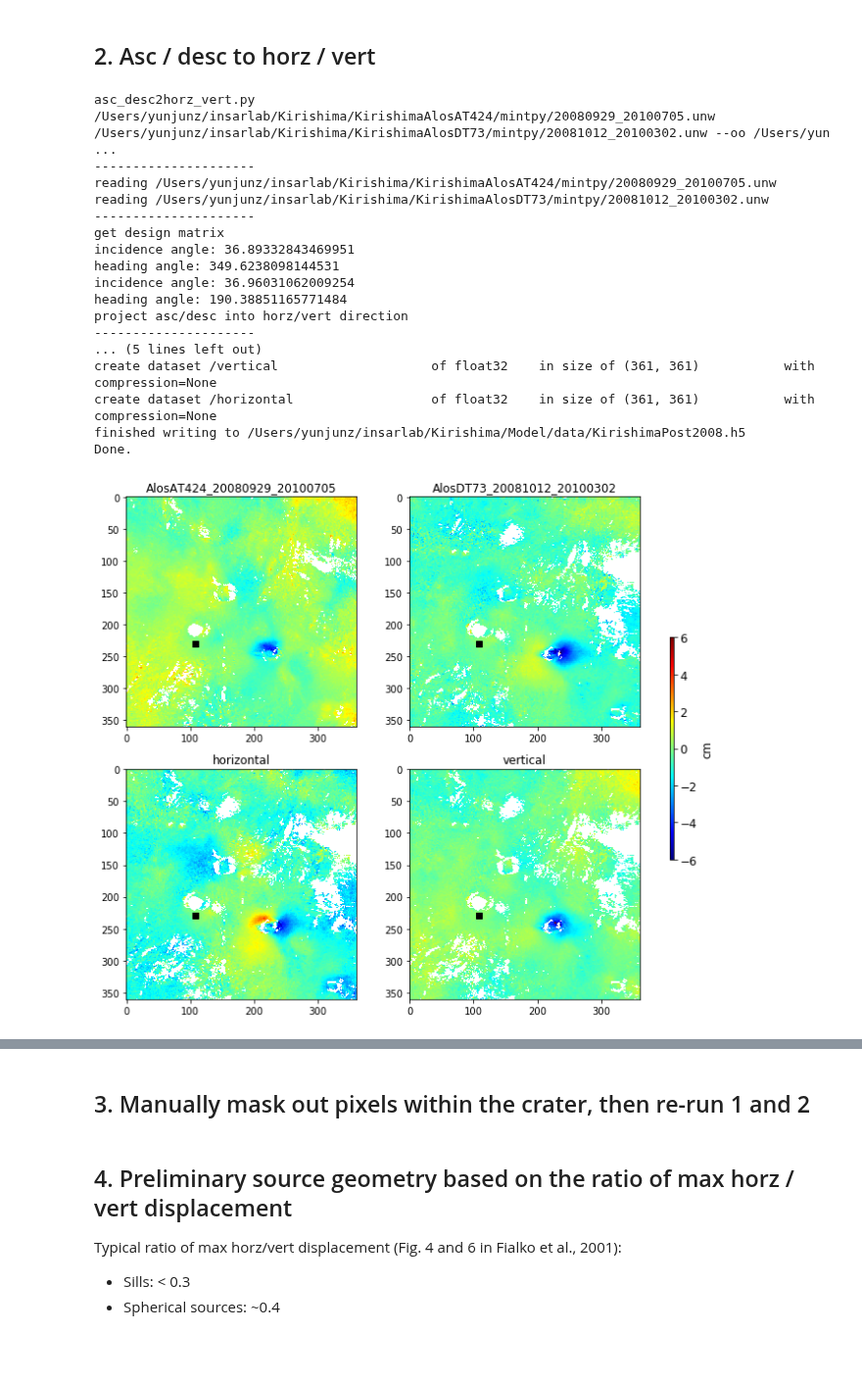
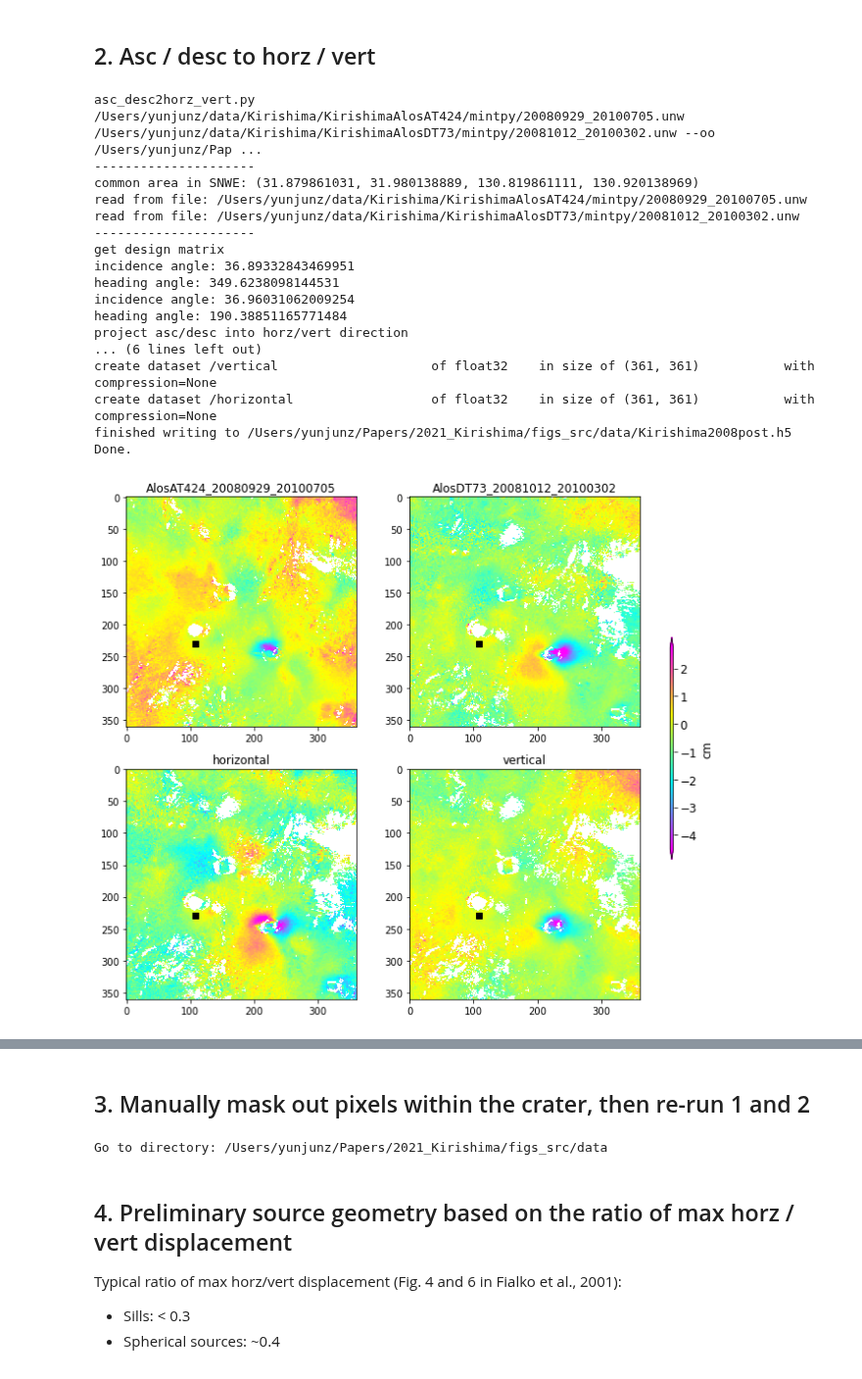
Before and after one commit to geodesymiami/2021-Kirishima, a Jupyter notebook: MintPy_post_proc.ipynb, the cells around one changed output, grey strips where cells are left out. Shown at 98% size. Cells and saved outputs as stored; diff of their text form; code cells hidden in the pictures.

```diff
--- a/MintPy_post_proc.ipynb
+++ b/MintPy_post_proc.ipynb
@@ -12,12 +12,12 @@ import numpy as np
 from mintpy.utils import readfile, ptime, utils as ut
 from mintpy import asc_desc2horz_vert, save_roipac, view, generate_mask
 
-work_dir = os.path.expanduser('~/Documents/Paper/2019_Kirishima/figs_src/obs')
+work_dir = os.path.expanduser('~/Papers/2021_Kirishima/figs_src/obs')
 os.chdir(work_dir)
 print('Go to directory:', work_dir)
 
 ## Dataset Initiation
-proj_dir_base = os.path.expanduser('~/insarlab/Kirishima')
+proj_dir_base = os.path.expanduser('~/data/Kirishima')
 vel_files = [os.path.join(proj_dir_base, i) for i in [
     'KirishimaAlosAT424/mintpy/velocity.h5',
     'KirishimaAlosDT73/mintpy/velocity.h5',
@@ -46,9 +46,9 @@ for vel_file in vel_files:
     date12s.append(date12)
 
 ## horz / vert files
-model_dir = os.path.expanduser('~/insarlab/Kirishima/Model/data')
-models = ['KirishimaPost2008',
-          'KirishimaPre2017',
-          'KirishimaPost2017']
+model_dir = os.path.expanduser('~/Papers/2021_Kirishima/figs_src/data')
+models = ['Kirishima2008post',
+          'Kirishima2017pre',
+          'Kirishima2017post']
 hv_files = [os.path.join(model_dir, '{}.h5'.format(model)) for model in models]
 # %% [output]
@@ -75,7 +75,7 @@ for i in range(len(vel_files)):
     save_roipac.main(scp_args.split())
 
     # plot
-    scp_args = '{} --wrap --wrap-range -6 6 -u cm --dem {} --noverbose --save'.format(unw_file, dem_files[i])
+    scp_args = '{} phase --wrap --wrap-range -6 6 -u cm --dem {} --noverbose --save'.format(unw_file, dem_files[i])
     view.main(scp_args.split())
 # %% [output]
 time span of displacement: 1.8 years
@@ -137,29 +137,29 @@ write /Users/yunjunz/insarlab/Kirishima/KirishimaAlos2DT23/mintpyAll/20171211_20
 # %%
 for i in range(len(models)):
     # run
     scp_args = '{f1} {f2} --oo {o} '.format(f1=unw_files[2*i], f2=unw_files[2*i+1], o=hv_files[i])
     print('asc_desc2horz_vert.py', scp_args)
     asc_desc2horz_vert.main(scp_args.split())
 
     # plot
-    opt = '-u cm --nrows 2 --ncols 2 --figsize 9 8 --wrap --wrap-range -6 6 --save --noverbose --dem {d} '.format(d=dem_files[2*i])
+    opt = '--nrows 2 --ncols 2 --figsize 9 8 -u cm --wrap --wrap-range -6 6 -c cmy --noverbose '
     view.main('{f} {o}'.format(f=hv_files[i], o=opt).split())
 # %% [output]
-asc_desc2horz_vert.py /Users/yunjunz/insarlab/Kirishima/KirishimaAlosAT424/mintpy/20080929_20100705.unw /Users/yunjunz/insarlab/Kirishima/KirishimaAlosDT73/mintpy/20081012_20100302.unw --oo /Users/yun ...
+asc_desc2horz_vert.py /Users/yunjunz/data/Kirishima/KirishimaAlosAT424/mintpy/20080929_20100705.unw /Users/yunjunz/data/Kirishima/KirishimaAlosDT73/mintpy/20081012_20100302.unw --oo /Users/yunjunz/Pap ...
 ---------------------
-reading /Users/yunjunz/insarlab/Kirishima/KirishimaAlosAT424/mintpy/20080929_20100705.unw
-reading /Users/yunjunz/insarlab/Kirishima/KirishimaAlosDT73/mintpy/20081012_20100302.unw
+common area in SNWE: (31.879861031, 31.980138889, 130.819861111, 130.920138969)
+read from file: /Users/yunjunz/data/Kirishima/KirishimaAlosAT424/mintpy/20080929_20100705.unw
+read from file: /Users/yunjunz/data/Kirishima/KirishimaAlosDT73/mintpy/20081012_20100302.unw
 ---------------------
 get design matrix
 incidence angle: 36.89332843469951
 heading angle: 349.6238098144531
 incidence angle: 36.96031062009254
 heading angle: 190.38851165771484
 project asc/desc into horz/vert direction
----------------------
-... (5 lines left out)
+... (6 lines left out)
 create dataset /vertical                    of float32    in size of (361, 361)           with compression=None
 create dataset /horizontal                  of float32    in size of (361, 361)           with compression=None
-finished writing to /Users/yunjunz/insarlab/Kirishima/Model/data/KirishimaPost2008.h5
+finished writing to /Users/yunjunz/Papers/2021_Kirishima/figs_src/data/Kirishima2008post.h5
 Done.
-[figure, old version]
+[figure, new version]
@@ -209,6 +206,8 @@ print('Go to directory:', model_dir)
 #os.chdir(model_dir)
 #!generate_mask.py Kirishima2008postHz.h5 --roipoly --keep-nan --revert -o maskShinmoeCrater2008post.h5
 #!generate_mask.py Kirishima2017preHz.h5 --roipoly --keep-nan --revert -o maskShinmoeCrater2017pre.h5
+# %% [output]
+Go to directory: /Users/yunjunz/Papers/2021_Kirishima/figs_src/data
 # %% [markdown]
 ## 4. Preliminary source geometry based on the ratio of max horz / vert displacement
 
```
Also changed, not shown: parts of 5 cells of this notebook, 11 other files.
